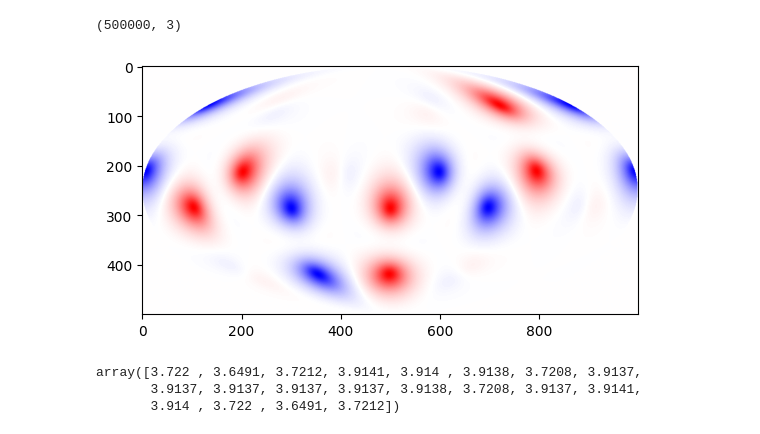
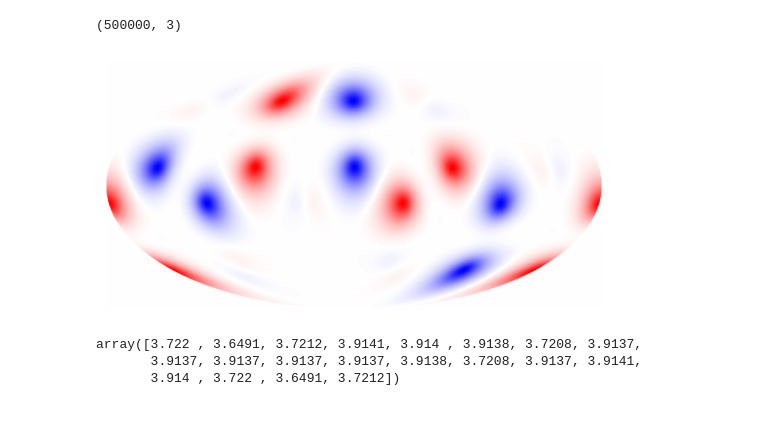
Before and after one commit to qmlCoder/pywfn, a Jupyter notebook: protos/地图映射.ipynb, the cells around one changed output. Saved outputs shown, nothing was run; the diff lists cells and outputs as text; code cells hidden in the pictures.

```diff
--- a/protos/地图映射.ipynb
+++ b/protos/地图映射.ipynb
@@ -180,22 +183,25 @@ path="D:\gfile\pywfn\C20.log"
 
 mol=Mol(LogReader(path))
 # %%
-
+import matplotlib.pyplot as plt
 wfnCaler=wfnfunc.Calculator(mol)
 wfnCaler.set_grid(grids)
 
 obts=[37,47,48,49,55,56,57,58,59,60]
 for i in obts:
+
     wfnvals=wfnCaler.obtWfn(i-1)
     wfnvals[idx]=0
+    if i in [47,55,59,60]:
+        wfnvals*=-1
 
-    import matplotlib.pyplot as plt
     img=wfnvals.reshape(ny,nx)
     mv=np.max(np.abs(img))
-    plt.imshow(img,vmin=-mv,vmax=mv,cmap='bwr',origin='upper')
-    plt.savefig(f'{i:0>2}.png',dpi=300,bbox_inches='tight')
+    plt.axis('off')
+    plt.imshow(img,vmin=-mv,vmax=mv,cmap='bwr',origin='lower')
+    plt.savefig(f'地图映射图像/{i:0>2}.png',dpi=300,bbox_inches='tight')
 # %% [output]
-[figure, old version]
+[figure, new version]
 # %%
 np.linalg.norm(mol.coords,axis=1)
 # %% [output]
```
Also changed, not shown: parts of 2 cells of this notebook, 23 other files.
